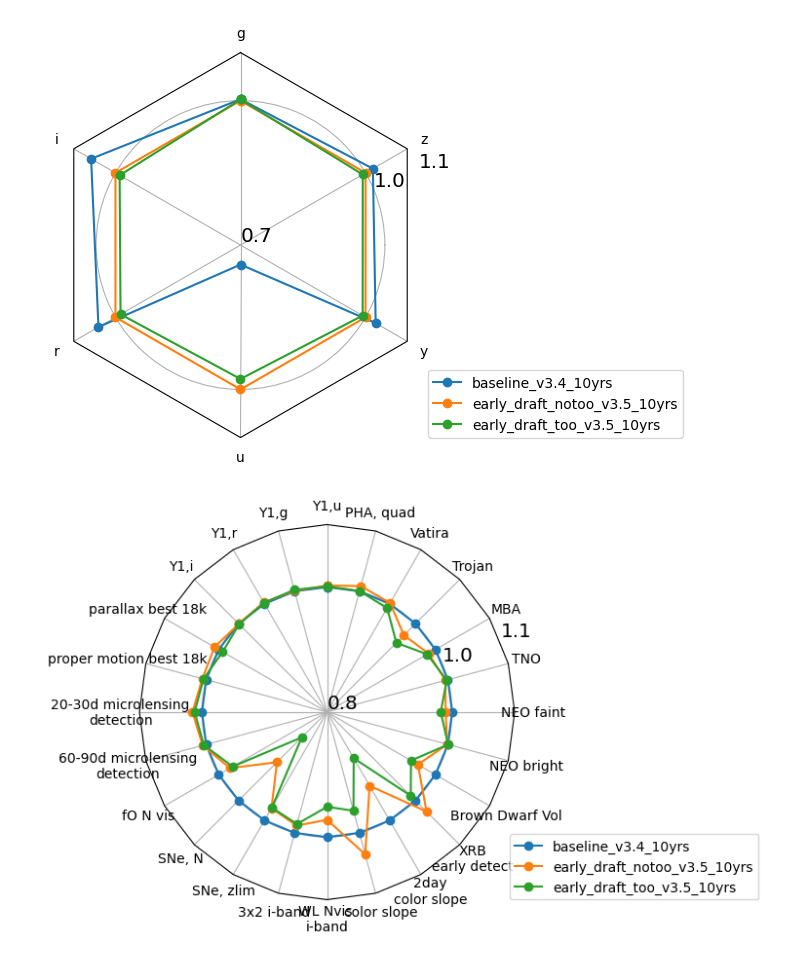
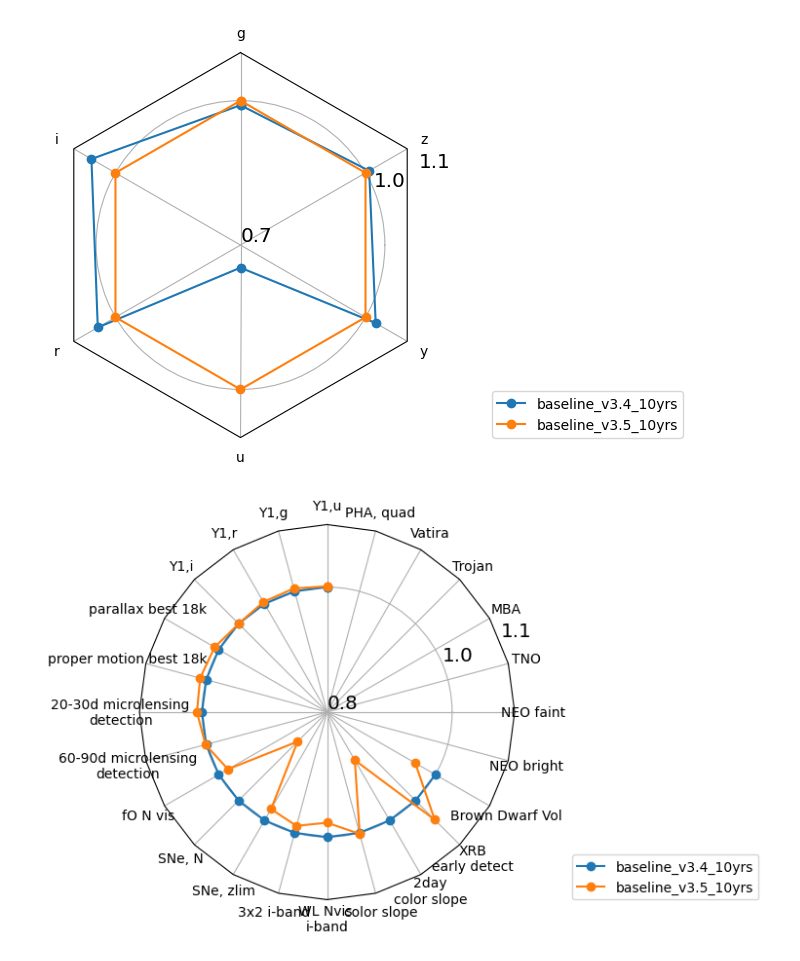
Before and after one commit to lsst-sims/sims_featureScheduler_runs3.5, a Jupyter notebook: maf/quick_look.ipynb, the cells around one changed output. Drawn from its saved outputs; the diff is of its cells as text; code cells hidden in the pictures.

```diff
--- a/maf/quick_look.ipynb
+++ b/maf/quick_look.ipynb
@@ -216,14 +218,14 @@ data
 # %%
-runs = ['baseline_v3.4_10yrs'] + [run for run in data.index if 'early' in run]
+runs = ['baseline_v3.4_10yrs', 'baseline_v3.5_10yrs']
 ndata = norm_df(mag_data, runs, cols=mag_data.columns.values.tolist(),
-                 mag_cols = mag_cols, norm_run='early_draft_notoo_v3.5_10yrs')#, invert_cols=['u', 'g', 'r', 'i', 'z', 'y'])
+                 mag_cols = mag_cols, norm_run='baseline_v3.5_10yrs')#, invert_cols=['u', 'g', 'r', 'i', 'z', 'y'])
 fig, ax = radar(ndata, legend=True, rgrids=[0.7, 1.0, 1.1], bbox_to_anchor=(1.65, 0))
 # %% [output]
-[figure, old version]
+[figure, new version]
 # %%
 ndata = norm_df(data, runs, cols=data.columns.values.tolist(),
                 invert_cols=invert_cols, mag_cols = mag_cols, norm_run='baseline_v3.4_10yrs')
 fig, ax = radar(ndata, legend=True, rgrids=[0.8, 1.0, 1.1], bbox_to_anchor=(1.65, 0))
 # %% [output]
-[figure, old version]
+[figure, new version]
 # %%
```
Also changed, not shown: parts of 6 cells of this notebook, 1 other file.
